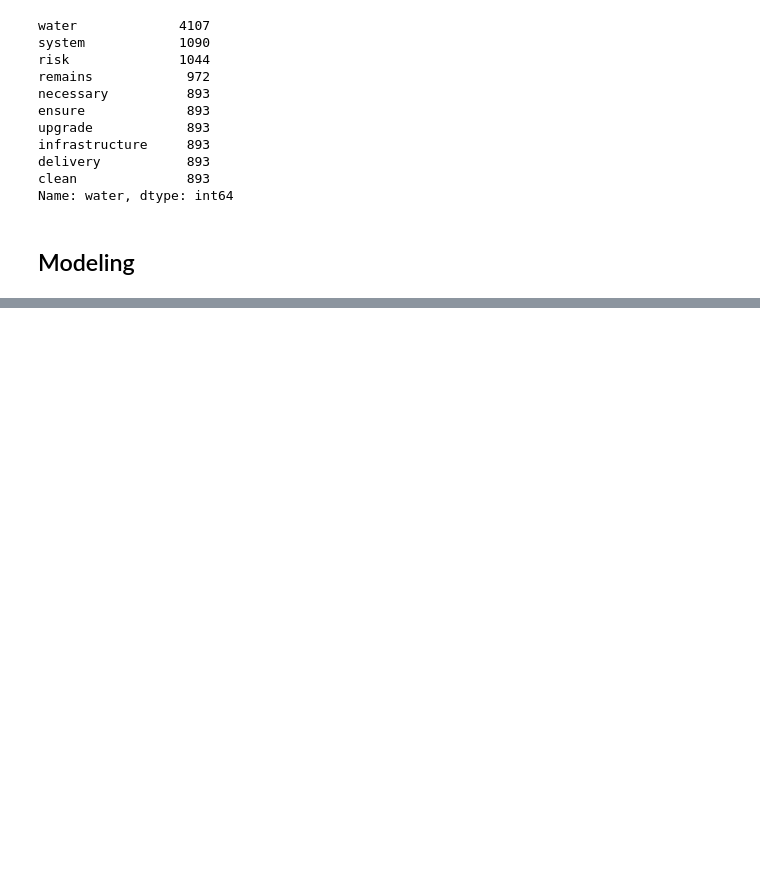
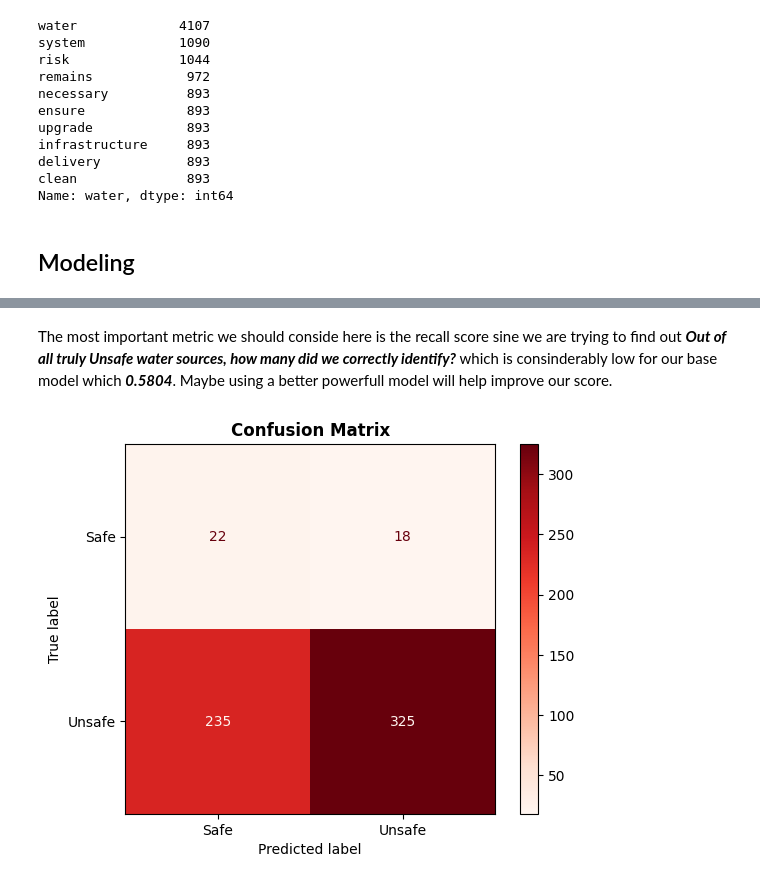
Before and after one commit to lewismwaki/cleanwaterai, a Jupyter notebook: notebooks/06_nlp_model_training.ipynb, the cells around one changed output, grey strips where cells are left out. Cells and saved outputs as stored; diff of their text form; code cells hidden in the pictures; blank space fills up the shorter version.

Commit message:
Simple baseline logistic model

```diff
--- a/notebooks/06_nlp_model_training.ipynb
+++ b/notebooks/06_nlp_model_training.ipynb
@@ -412,0 +423,15 @@ Name: water, dtype: int64
+# %%
+# Encode the target variable
+le = LabelEncoder()
+df['severity_encoded'] = le.fit_transform(df['severity'])
+
+#define X and y
+X = X_tfidf
+y = df['severity_encoded']
+
+# Split the data into training and testing sets
+X_train, X_test, y_train, y_test = train_test_split(X, y, test_size = 0.2, random_state = 42, stratify = y)
+
+# Initialize and train the model
+simp_model = LogisticRegression(max_iter=1000, random_state=42, class_weight = 'balanced')
+simp_model.fit(X_train, y_train)
@@ -412,0 +440,16 @@ Name: water, dtype: int64
+# %%
+# Make predictions then evaluate model
+y_preds = simp_model.predict(X_test)
+y_probs = simp_model.predict_proba(X_test)[:, 1]
+
+#Evaluate the model
+print(f'Accuracy Score : {accuracy_score(y_test, y_preds)}')
+print(f'precision Score : {precision_score(y_test, y_preds)}')
+print(f'Recall Score : {recall_score(y_test, y_preds)}')
+print(f'F1 Score = {f1_score(y_test, y_preds)}')
+print(f'Classification Report : \n{classification_report(y_test, y_preds)}\n')
+print(f'ROC_AUC Score : {roc_auc_score(y_test, y_probs)}')
+
+# Confusion Matrix
+cm = confusion_matrix(y_test, y_preds)
+cm
@@ -412,0 +475,10 @@ Name: water, dtype: int64
+# %% [markdown]
+The most important metric we should conside here is the recall score sine we are trying to find out ***Out of all truly **Unsafe** water sources, how many did we correctly identify?*** which is consinderably low for our base model which ***0.5804***. Maybe using a better powerfull model will help improve our score.
+# %%
+# Ploting our model performance
+disp = ConfusionMatrixDisplay(confusion_matrix = cm, display_labels = le.classes_)
+disp.plot(cmap = 'Reds')
+plt.title('Confusion Matrix', weight = 'bold')
+plt.show()
+# %% [output]
+[figure, added]
```
Also changed, not shown: parts of 5 cells of this notebook.
